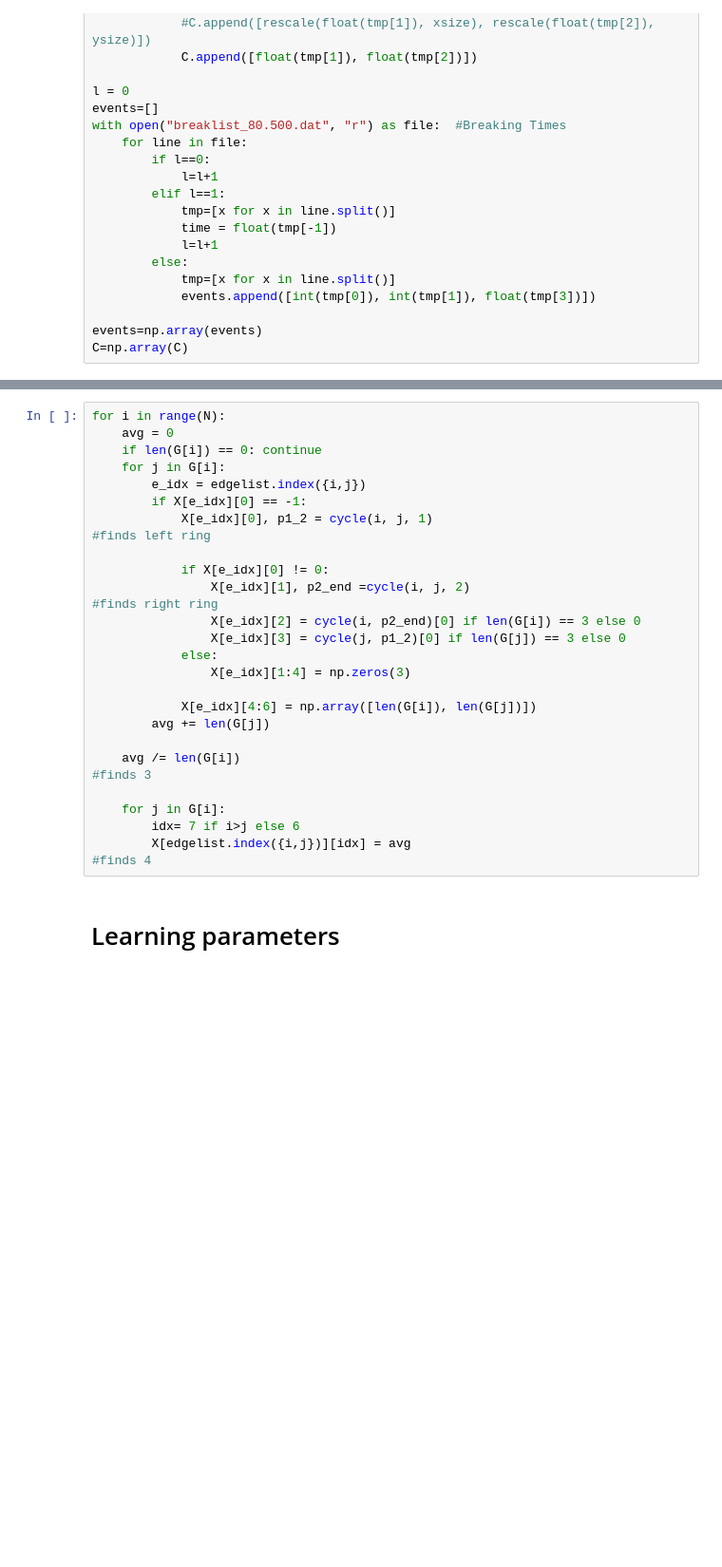
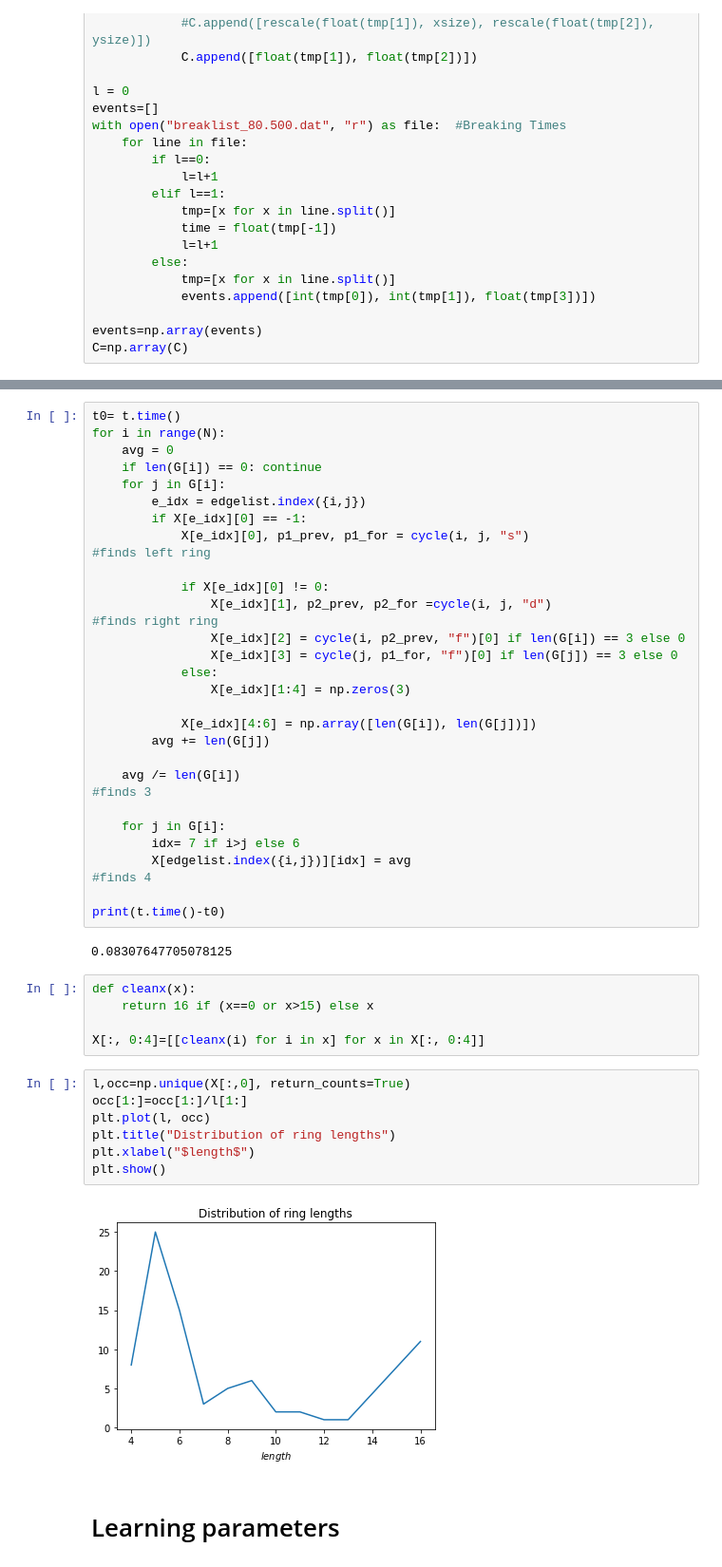
Before and after one commit to Simone7monaco/PatchyParticles, a Jupyter notebook: OrderParameters.ipynb, the cells around one changed output, grey strips where cells are left out. Shown at 95% size. Cells and saved outputs as stored; diff of their text form; blank space fills up the shorter version.

```diff
--- a/OrderParameters.ipynb
+++ b/OrderParameters.ipynb
@@ -152,16 +159,17 @@ y=(((y-m)/std)+1)/2
 # %%
+t0= t.time()
 for i in range(N):
     avg = 0
     if len(G[i]) == 0: continue
     for j in G[i]:
         e_idx = edgelist.index({i,j})
         if X[e_idx][0] == -1:
-            X[e_idx][0], p1_2 = cycle(i, j, 1)                                                 #finds left ring
+            X[e_idx][0], p1_prev, p1_for = cycle(i, j, "s")                                                 #finds left ring
 
             if X[e_idx][0] != 0:
-                X[e_idx][1], p2_end =cycle(i, j, 2)                                            #finds right ring
-                X[e_idx][2] = cycle(i, p2_end)[0] if len(G[i]) == 3 else 0
-                X[e_idx][3] = cycle(j, p1_2)[0] if len(G[j]) == 3 else 0
+                X[e_idx][1], p2_prev, p2_for =cycle(i, j, "d")                                            #finds right ring
+                X[e_idx][2] = cycle(i, p2_prev, "f")[0] if len(G[i]) == 3 else 0
+                X[e_idx][3] = cycle(j, p1_for, "f")[0] if len(G[j]) == 3 else 0
             else:
                 X[e_idx][1:4] = np.zeros(3)
 
@@ -173,5 +181,23 @@ for i in range(N):
     for j in G[i]:
         idx= 7 if i>j else 6
         X[edgelist.index({i,j})][idx] = avg                                      #finds 4
+
+print(t.time()-t0)
+# %% [output]
+0.08307647705078125
+# %%
+def cleanx(x):
+    return 16 if (x==0 or x>15) else x
+
+X[:, 0:4]=[[cleanx(i) for i in x] for x in X[:, 0:4]]
+# %%
+l,occ=np.unique(X[:,0], return_counts=True)
+occ[1:]=occ[1:]/l[1:]
+plt.plot(l, occ)
+plt.title("Distribution of ring lengths")
+plt.xlabel("$length$")
+plt.show()
+# %% [output]
+[figure, added]
 # %% [markdown]
 # Learning parameters
```
Also changed, not shown: parts of 15 cells of this notebook.
